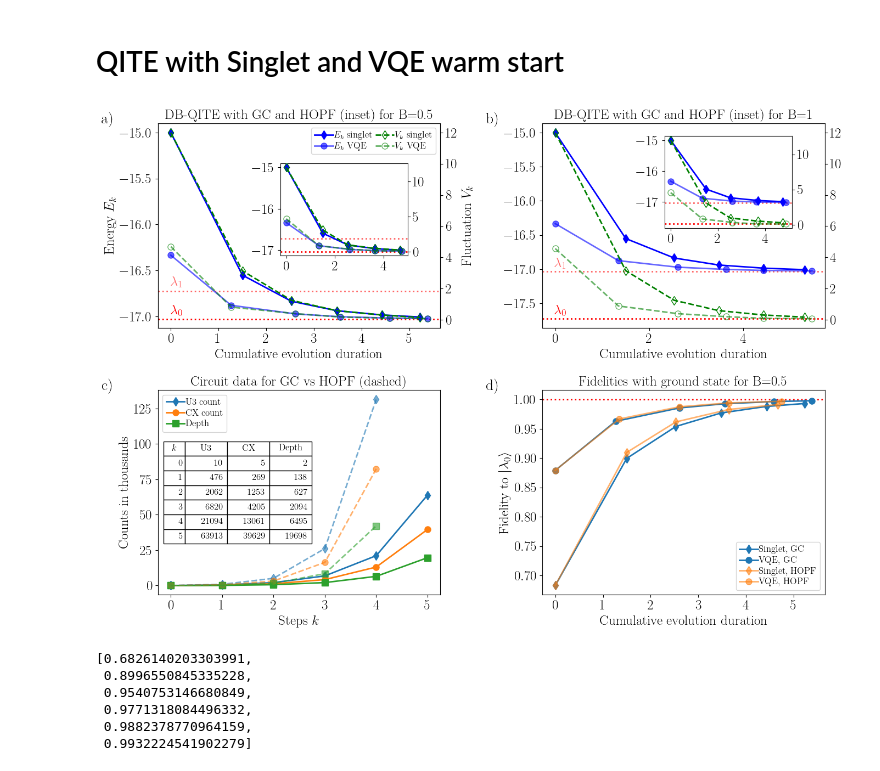
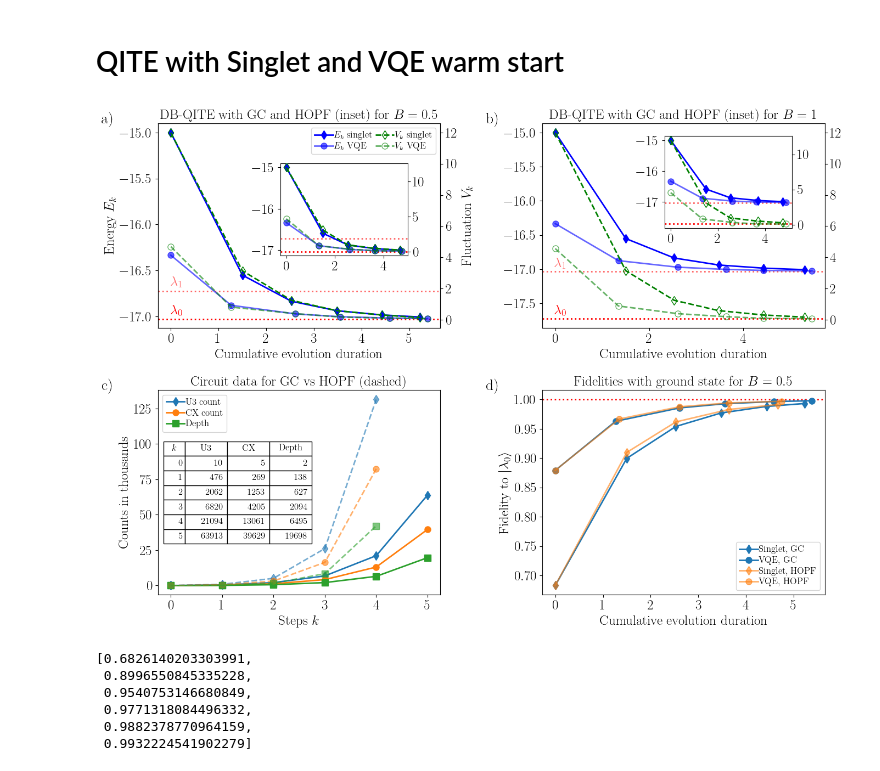
Before and after one commit to renezander90/DB-QITE, a Jupyter notebook: generate_plots_new.ipynb, the cells around one changed output. Cells and saved outputs as stored; diff of their text form; code cells hidden in the pictures.

```diff
--- a/generate_plots_new.ipynb
+++ b/generate_plots_new.ipynb
@@ -150,7 +150,7 @@ lines_1, labels_1 = axA1.get_legend_handles_labels()
 lines_2, labels_2 = axA2.get_legend_handles_labels()
 axA1.legend(lines_1 + lines_2, labels_1 + labels_2, loc="best", ncol=2)
 
-axA1.set_title('DB-QITE with GC and HOPF (inset) for B=0.5')
+axA1.set_title(r'DB-QITE with GC and HOPF (inset) for $B=0.5$')
 
 ###############################################################################
 # Inset plot: Energy + fluctuation (with a twin y-axis) for B=0.5 HOPF
@@ -224,7 +224,7 @@ lines_1, labels_1 = axB1.get_legend_handles_labels()
 lines_2, labels_2 = axB2.get_legend_handles_labels()
 # axB1.legend(lines_1 + lines_2, labels_1 + labels_2, loc="best")
 
-axB1.set_title('DB-QITE with GC and HOPF (inset) for B=1')
+axB1.set_title(r'DB-QITE with GC and HOPF (inset) for $B=1$')
 
 ###############################################################################
 # Inset plot: Energy + fluctuation (with a twin y-axis) for B=1 HOPF
@@ -314,35 +314,35 @@ axD = ax_fidelities  # rename for clarity
 psi = eigvecsA_sorted[0] # ground state
 fidelities = {}
 for ind in [0,1,2,3]:
     states = resultsA[ind]["statevectors"]
     fidelities[ind] = [np.abs(np.dot(psi.transpose()[0],phi))**2 for phi in states]
 
 axD.axhline(y=1, color="red", linestyle=':')
 
 indices = [0,2] # GC
 # 1) Plot fidelities on the left y-axis
 for i,ind in enumerate(indices):
     line1, = axD.plot(resultsA[ind]['evolution_times'], fidelities[ind], label=lables_fidelities[ind], color='#1f77b4', marker=markers[i], linestyle='solid', linewidth=2, zorder=3)
 
 indices = [1,3] # HOPF
 # 2) Plot fidelities on the left y-axis
 for i,ind in enumerate(indices):
     line1, = axD.plot(resultsA[ind]['evolution_times'], fidelities[ind], label=lables_fidelities[ind], color='#ff7f0e', marker=markers[i], linestyle='solid', linewidth=2, zorder=3, alpha=0.6)
 
 axD.set_xlabel("Cumulative evolution duration")
 axD.set_ylabel(r"Fidelity to $|\lambda_0\rangle$")
 axD.legend(loc="best")
-axD.set_title('Fidelities with ground state for B=0.5')
+axD.set_title(r'Fidelities with ground state for $B=0.5$')
 
 ###############################################################################
 ###############################################################################
 
 #plt.grid()
 plt.tight_layout()
 plt.savefig("plots/QITE.pdf")
 plt.show()
 # %% [output]
-[figure, old version]
+[figure, new version]
 # %%
 # Calculate fidelities
 psi = eigvecsA_sorted[0] # ground state
```
Also changed, not shown: 1 other file.
